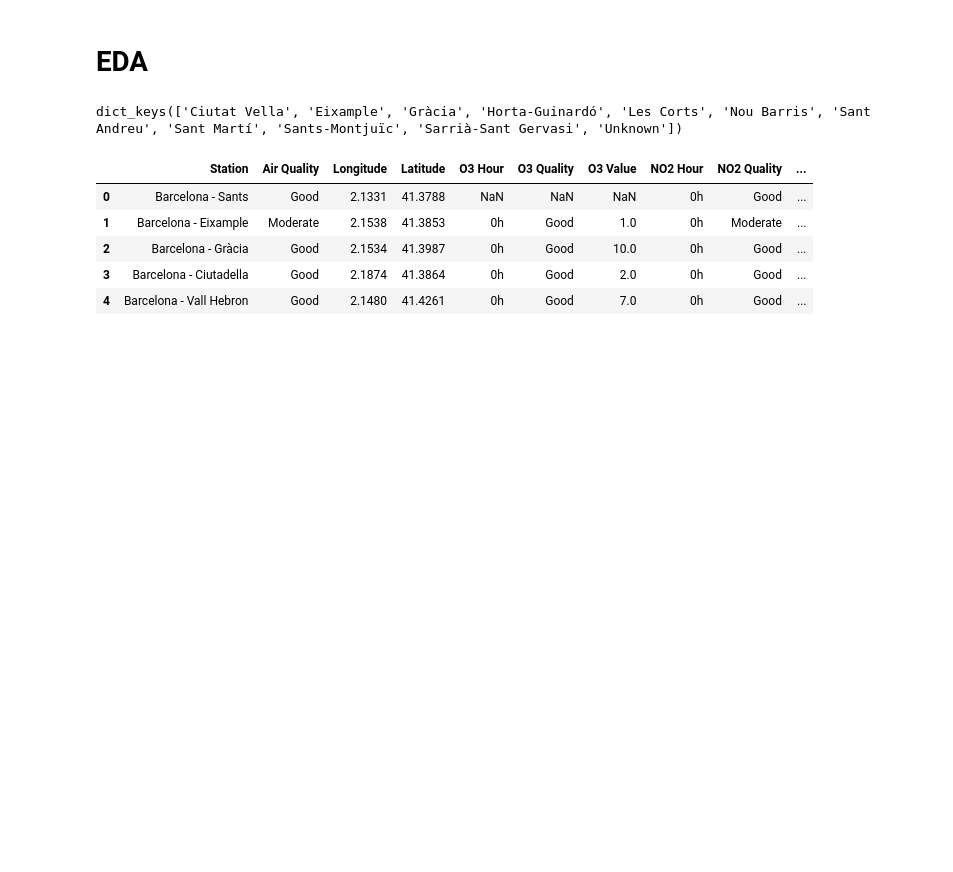
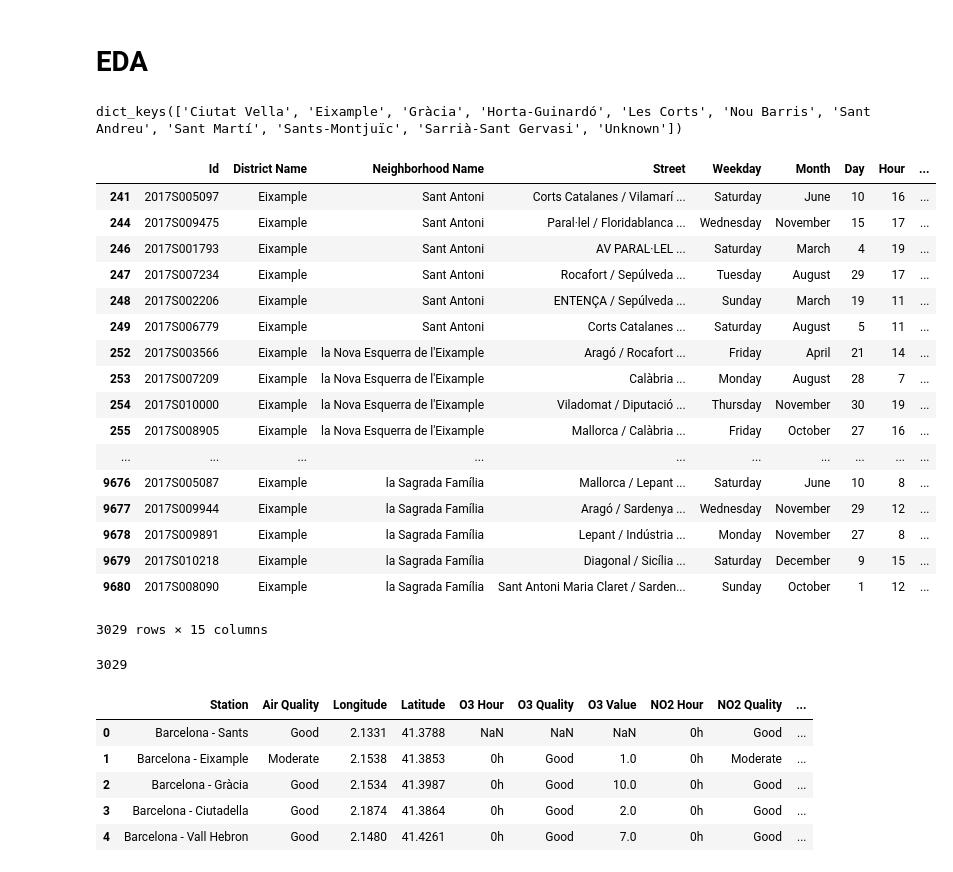
Before and after one commit to catherinelee274/Barcelona-Prediction, a Jupyter notebook: barcelona_eda.ipynb, the cells around one changed output. Saved outputs shown, nothing was run; the diff lists cells and outputs as text; code cells hidden in the pictures; blank space fills up the shorter version.

```diff
--- a/barcelona_eda.ipynb
+++ b/barcelona_eda.ipynb
@@ -49,3 +49,28 @@ g = acc.groupby('District Name')
 g.groups.keys()
 # %% [output]
 dict_keys(['Ciutat Vella', 'Eixample', 'Gràcia', 'Horta-Guinardó', 'Les Corts', 'Nou Barris', 'Sant Andreu', 'Sant Martí', 'Sants-Montjuïc', 'Sarrià-Sant Gervasi', 'Unknown'])
+# %%
+acc.loc[acc['District Name'] == 'Eixample']
+# %% [output]
+|  | Id | District Name | Neighborhood Name | Street | Weekday | Month | Day | Hour | ... |
+| 241 | 2017S005097 | Eixample | Sant Antoni | Corts Catalanes / Vilamarí ... | Saturday | June | 10 | 16 | ... |
+| 244 | 2017S009475 | Eixample | Sant Antoni | Paral·lel / Floridablanca ... | Wednesday | November | 15 | 17 | ... |
+| 246 | 2017S001793 | Eixample | Sant Antoni | AV PARAL·LEL ... | Saturday | March | 4 | 19 | ... |
+| 247 | 2017S007234 | Eixample | Sant Antoni | Rocafort / Sepúlveda ... | Tuesday | August | 29 | 17 | ... |
+| 248 | 2017S002206 | Eixample | Sant Antoni | ENTENÇA / Sepúlveda ... | Sunday | March | 19 | 11 | ... |
+| 249 | 2017S006779 | Eixample | Sant Antoni | Corts Catalanes ... | Saturday | August | 5 | 11 | ... |
+| 252 | 2017S003566 | Eixample | la Nova Esquerra de l'Eixample | Aragó / Rocafort ... | Friday | April | 21 | 14 | ... |
+| 253 | 2017S007209 | Eixample | la Nova Esquerra de l'Eixample | Calàbria ... | Monday | August | 28 | 7 | ... |
+| 254 | 2017S010000 | Eixample | la Nova Esquerra de l'Eixample | Viladomat / Diputació ... | Thursday | November | 30 | 19 | ... |
+| 255 | 2017S008905 | Eixample | la Nova Esquerra de l'Eixample | Mallorca / Calàbria ... | Friday | October | 27 | 16 | ... |
+| ... | ... | ... | ... | ... | ... | ... | ... | ... | ... |
+| 9676 | 2017S005087 | Eixample | la Sagrada Família | Mallorca / Lepant ... | Saturday | June | 10 | 8 | ... |
+| 9677 | 2017S009944 | Eixample | la Sagrada Família | Aragó / Sardenya ... | Wednesday | November | 29 | 12 | ... |
+| 9678 | 2017S009891 | Eixample | la Sagrada Família | Lepant / Indústria ... | Monday | November | 27 | 8 | ... |
+| 9679 | 2017S010218 | Eixample | la Sagrada Família | Diagonal / Sicília ... | Saturday | December | 9 | 15 | ... |
+| 9680 | 2017S008090 | Eixample | la Sagrada Família | Sant Antoni Maria Claret / Sarden... | Sunday | October | 1 | 12 | ... |
+3029 rows × 15 columns
+# %%
+len(acc.loc[acc['District Name'] == 'Eixample' ])
+# %% [output]
+3029
```
Also changed, not shown: parts of 6 cells of this notebook.
